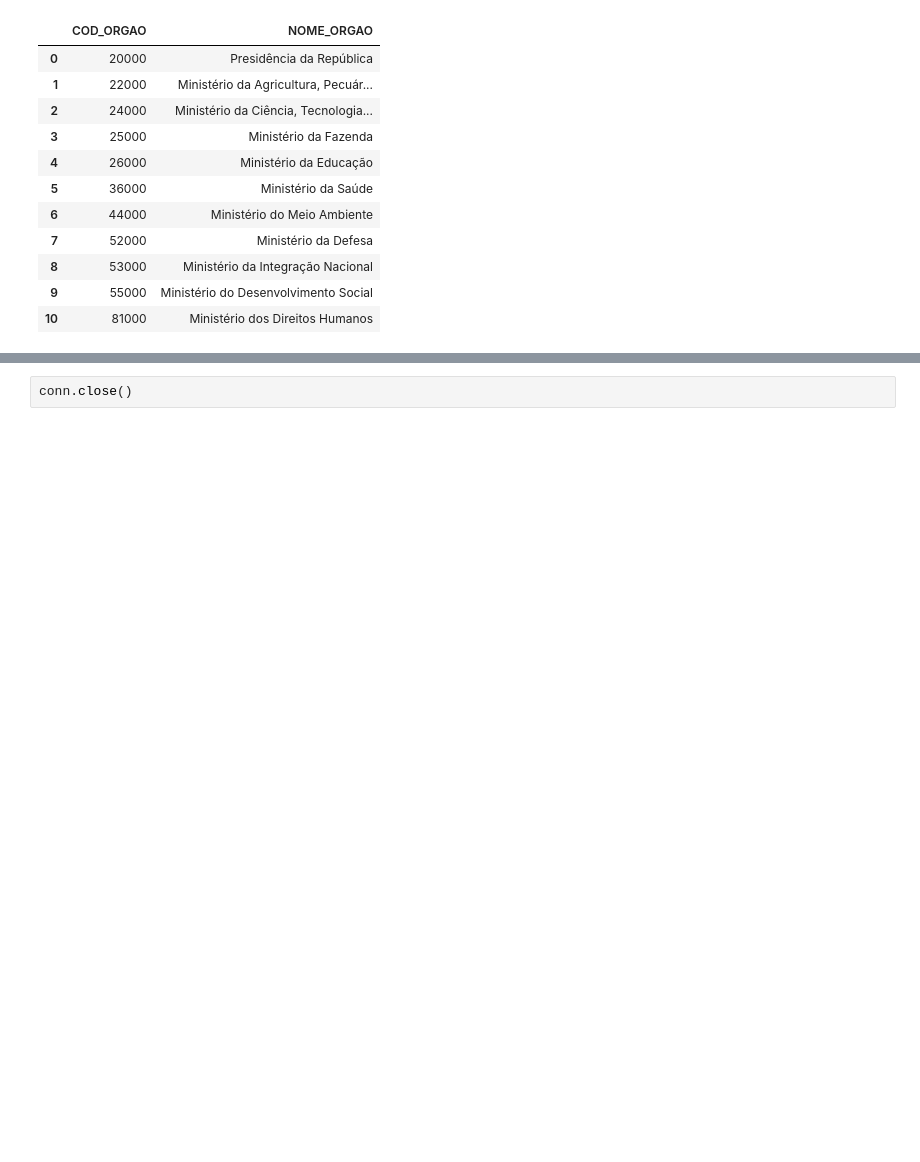
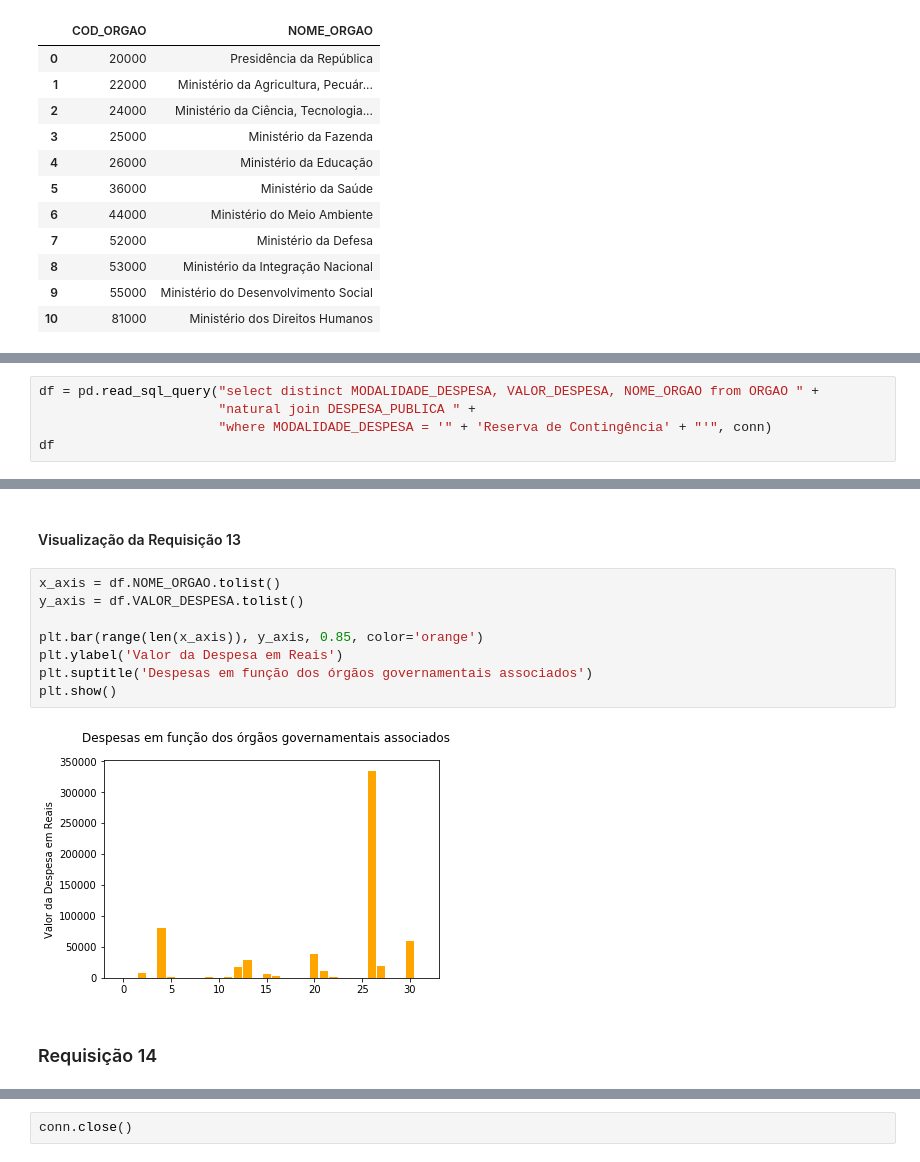
Before and after one commit to marcotmotta/ibd-project1, a Jupyter notebook: notebooks/1. TP1.ipynb, the cells around one changed output, grey strips where cells are left out. Drawn from its saved outputs; the diff is of its cells as text; blank space fills up the shorter version.

```diff
--- a/notebooks/1. TP1.ipynb
+++ b/notebooks/1. TP1.ipynb
@@ -168,0 +240,5 @@ df
+# %%
+df = pd.read_sql_query("select distinct MODALIDADE_DESPESA, VALOR_DESPESA, NOME_ORGAO from ORGAO " +
+                       "natural join DESPESA_PUBLICA " +
+                       "where MODALIDADE_DESPESA = '" + 'Reserva de Contingência' + "'", conn)
+df
@@ -168,0 +263,14 @@ df
+# %% [markdown]
+#### Visualização da Requisição 13
+# %%
+x_axis = df.NOME_ORGAO.tolist()
+y_axis = df.VALOR_DESPESA.tolist()
+
+plt.bar(range(len(x_axis)), y_axis, 0.85, color='orange')
+plt.ylabel('Valor da Despesa em Reais')
+plt.suptitle('Despesas em função dos órgãos governamentais associados')
+plt.show()
+# %% [output]
+[figure, added]
+# %% [markdown]
+### Requisição 14
```
Also changed, not shown: parts of 22 cells of this notebook, 2 other files.
